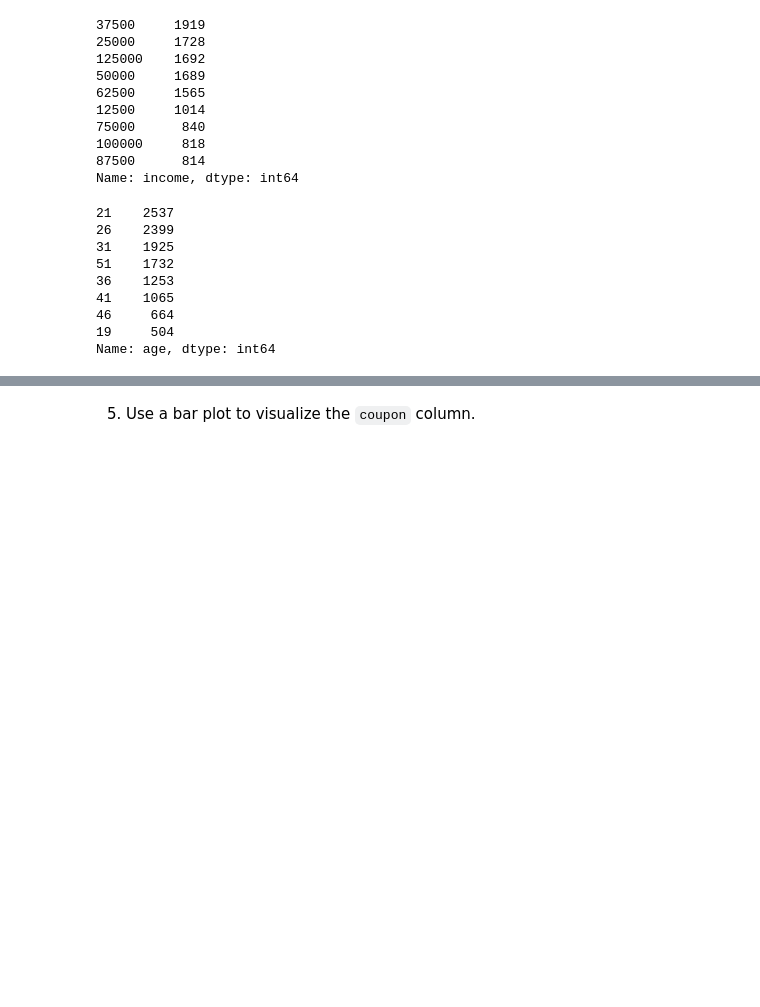
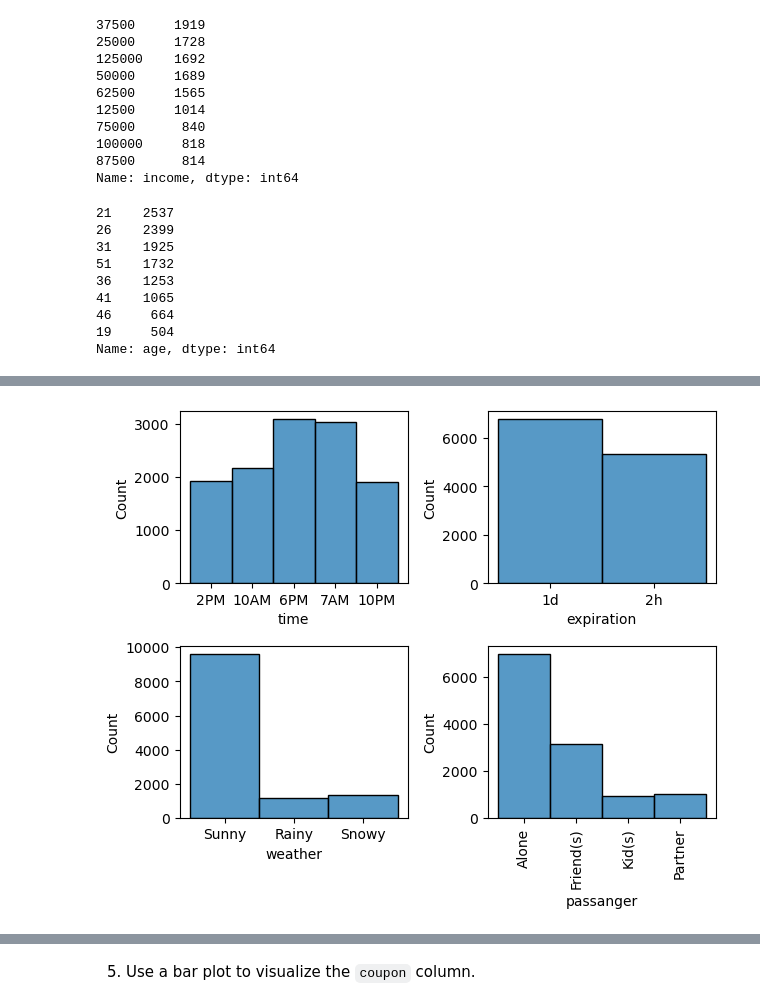
Before and after one commit to JOSHUAGITBERG/Customer_Coupon, a Jupyter notebook: Coupon_Engagement_Analysis.ipynb, the cells around one changed output, grey strips where cells are left out. Cells and saved outputs as stored; diff of their text form; code cells hidden in the pictures; blank space fills up the shorter version.

```diff
--- a/Coupon_Engagement_Analysis.ipynb
+++ b/Coupon_Engagement_Analysis.ipynb
@@ -190 +181,15 @@ plt.xticks(rotation=90);
+# %%
+#histograms for time, expiration, weather, passanger using subplot
+
+fig, axes = plt.subplots(2, 2)
+
+#create boxplot in each subplot
+sub=sns.histplot(data=data, x='time', ax=axes[0,0])
+sub=sns.histplot(data=data, x='expiration', ax=axes[0,1])
+sub=sns.histplot(data=data, x='weather', ax=axes[1,0])
+sub=sns.histplot(data=data, x='passanger', ax=axes[1,1])
+sub.figure.tight_layout()
+plt.xticks(rotation=90);
+# %% [output]
+[figure, added]
 # %%
```
Also changed, not shown: parts of 82 cells of this notebook.
